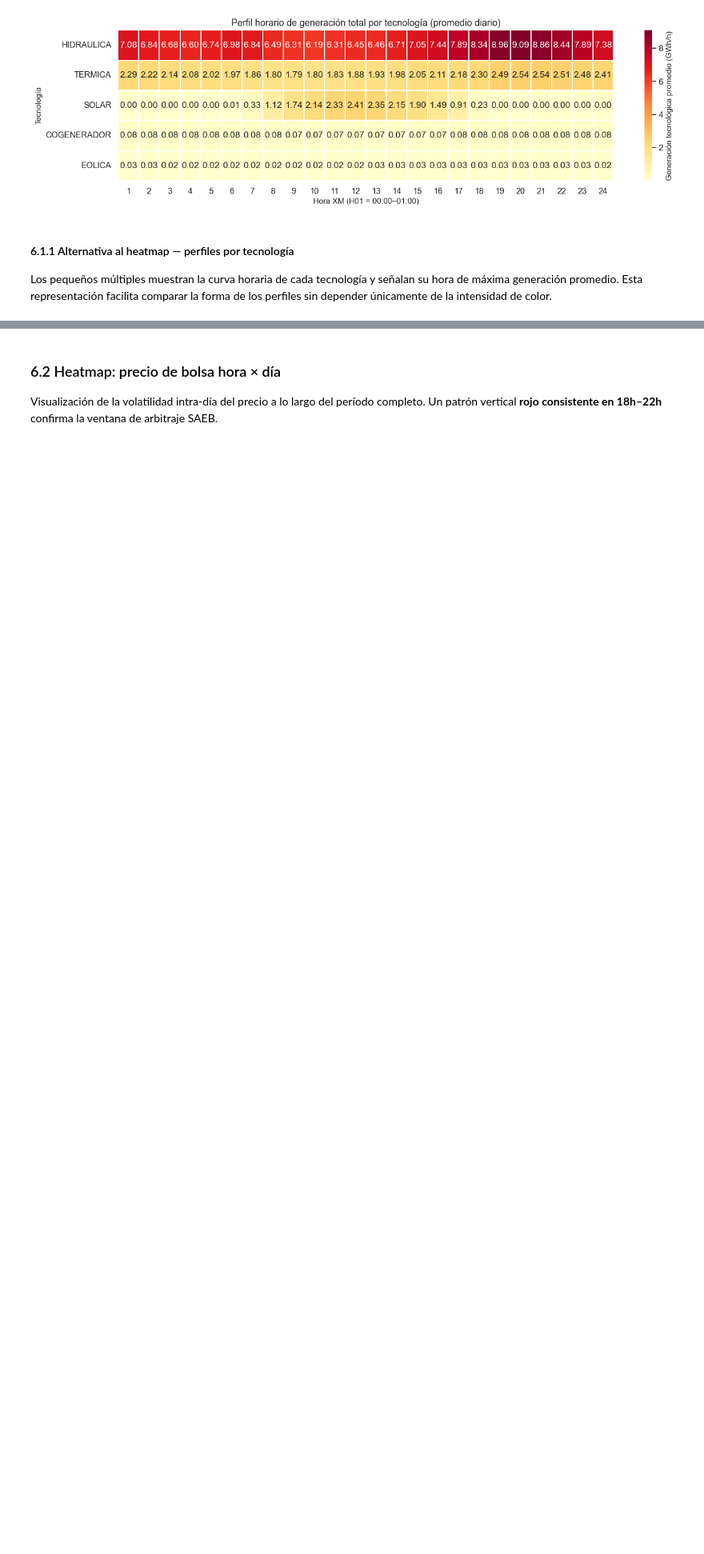
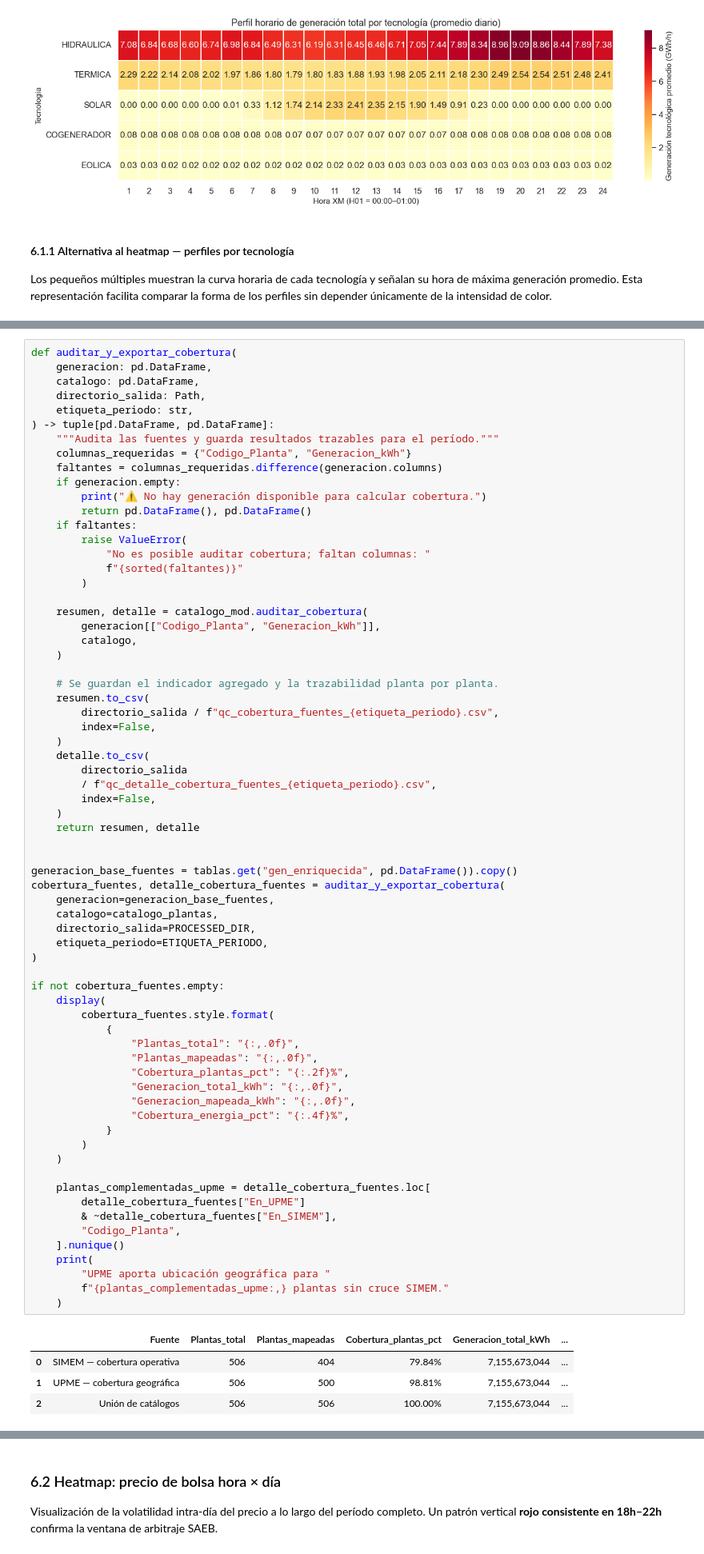
Before and after one commit to mffajardor/solar-generation-colombia-dash, a Jupyter notebook: notebooks/02_serie_tiempo_balance_v2.ipynb, the cells around one changed output, grey strips where cells are left out. Shown at 80% size. Saved outputs shown, nothing was run; the diff lists cells and outputs as text; blank space fills up the shorter version.

```diff
--- a/notebooks/02_serie_tiempo_balance_v2.ipynb
+++ b/notebooks/02_serie_tiempo_balance_v2.ipynb
@@ -2690,0 +2792,73 @@ VBox(children=(HTML(value='<b>Explorador operativo de generación — SIMEM</b>'
+# %%
+def auditar_y_exportar_cobertura(
+    generacion: pd.DataFrame,
+    catalogo: pd.DataFrame,
+    directorio_salida: Path,
+    etiqueta_periodo: str,
+) -> tuple[pd.DataFrame, pd.DataFrame]:
+    """Audita las fuentes y guarda resultados trazables para el período."""
+    columnas_requeridas = {"Codigo_Planta", "Generacion_kWh"}
+    faltantes = columnas_requeridas.difference(generacion.columns)
+    if generacion.empty:
+        print("⚠️ No hay generación disponible para calcular cobertura.")
+        return pd.DataFrame(), pd.DataFrame()
+    if faltantes:
+        raise ValueError(
+            "No es posible auditar cobertura; faltan columnas: "
+            f"{sorted(faltantes)}"
+        )
+
+    resumen, detalle = catalogo_mod.auditar_cobertura(
+        generacion[["Codigo_Planta", "Generacion_kWh"]],
+        catalogo,
+    )
+
+    # Se guardan el indicador agregado y la trazabilidad planta por planta.
+    resumen.to_csv(
+        directorio_salida / f"qc_cobertura_fuentes_{etiqueta_periodo}.csv",
+        index=False,
+    )
+    detalle.to_csv(
+        directorio_salida
+        / f"qc_detalle_cobertura_fuentes_{etiqueta_periodo}.csv",
+        index=False,
+    )
+    return resumen, detalle
+
+
+generacion_base_fuentes = tablas.get("gen_enriquecida", pd.DataFrame()).copy()
+cobertura_fuentes, detalle_cobertura_fuentes = auditar_y_exportar_cobertura(
+    generacion=generacion_base_fuentes,
+    catalogo=catalogo_plantas,
+    directorio_salida=PROCESSED_DIR,
+    etiqueta_periodo=ETIQUETA_PERIODO,
+)
+
+if not cobertura_fuentes.empty:
+    display(
+        cobertura_fuentes.style.format(
+            {
+                "Plantas_total": "{:,.0f}",
+                "Plantas_mapeadas": "{:,.0f}",
+                "Cobertura_plantas_pct": "{:.2f}%",
+                "Generacion_total_kWh": "{:,.0f}",
+                "Generacion_mapeada_kWh": "{:,.0f}",
+                "Cobertura_energia_pct": "{:.4f}%",
+            }
+        )
+    )
+
+    plantas_complementadas_upme = detalle_cobertura_fuentes.loc[
+        detalle_cobertura_fuentes["En_UPME"]
+        & ~detalle_cobertura_fuentes["En_SIMEM"],
+        "Codigo_Planta",
+    ].nunique()
+    print(
+        "UPME aporta ubicación geográfica para "
+        f"{plantas_complementadas_upme:,} plantas sin cruce SIMEM."
+    )
+# %% [output]
+|  | Fuente | Plantas_total | Plantas_mapeadas | Cobertura_plantas_pct | Generacion_total_kWh | ... |
+| 0 | SIMEM — cobertura operativa | 506 | 404 | 79.84% | 7,155,673,044 | ... |
+| 1 | UPME — cobertura geográfica | 506 | 500 | 98.81% | 7,155,673,044 | ... |
+| 2 | Unión de catálogos | 506 | 506 | 100.00% | 7,155,673,044 | ... |
```
Also changed, not shown: parts of 56 cells of this notebook.
